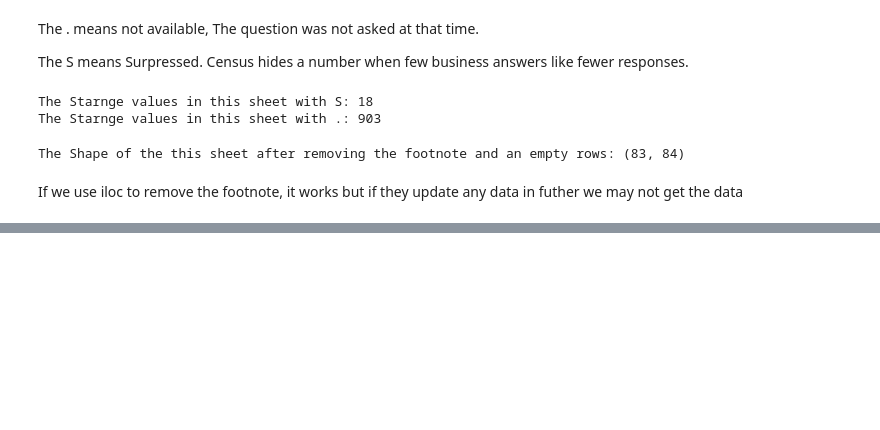
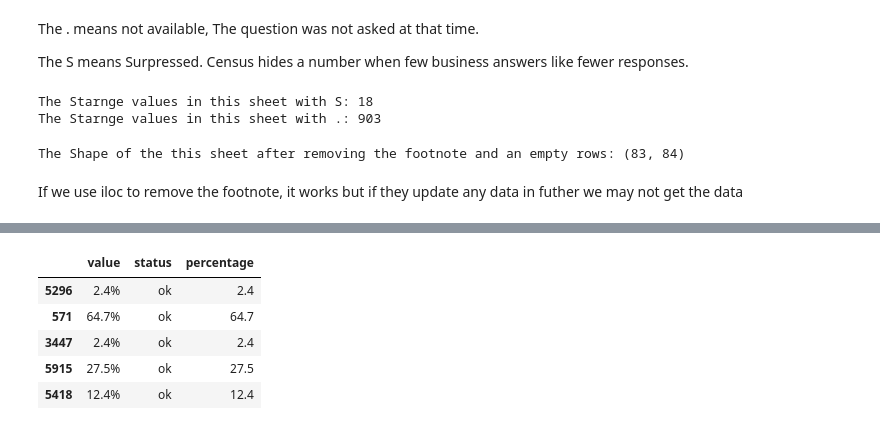
Before and after one commit to sasi1645/Ai-adoption-intel, a Jupyter notebook: notebooks/01_explore.ipynb, the cells around one changed output, grey strips where cells are left out. Cells and saved outputs as stored; diff of their text form; code cells hidden in the pictures; blank space fills up the shorter version.

```diff
--- a/notebooks/01_explore.ipynb
+++ b/notebooks/01_explore.ipynb
@@ -99,0 +137,13 @@ If we use iloc to remove the footnote, it works but if they update any data in f
+# %%
+new_df["percentage"] = pd.to_numeric(
+    new_df["value"].astype(str).str.rstrip("%"),
+    errors = "coerce"
+)
+new_df[["value","status","percentage"]].sample(5)
+# %% [output]
+|  | value | status | percentage |
+| 5296 | 2.4% | ok | 2.4 |
+| 571 | 64.7% | ok | 64.7 |
+| 3447 | 2.4% | ok | 2.4 |
+| 5915 | 27.5% | ok | 27.5 |
+| 5418 | 12.4% | ok | 12.4 |
```
Also changed, not shown: parts of 5 cells of this notebook.
